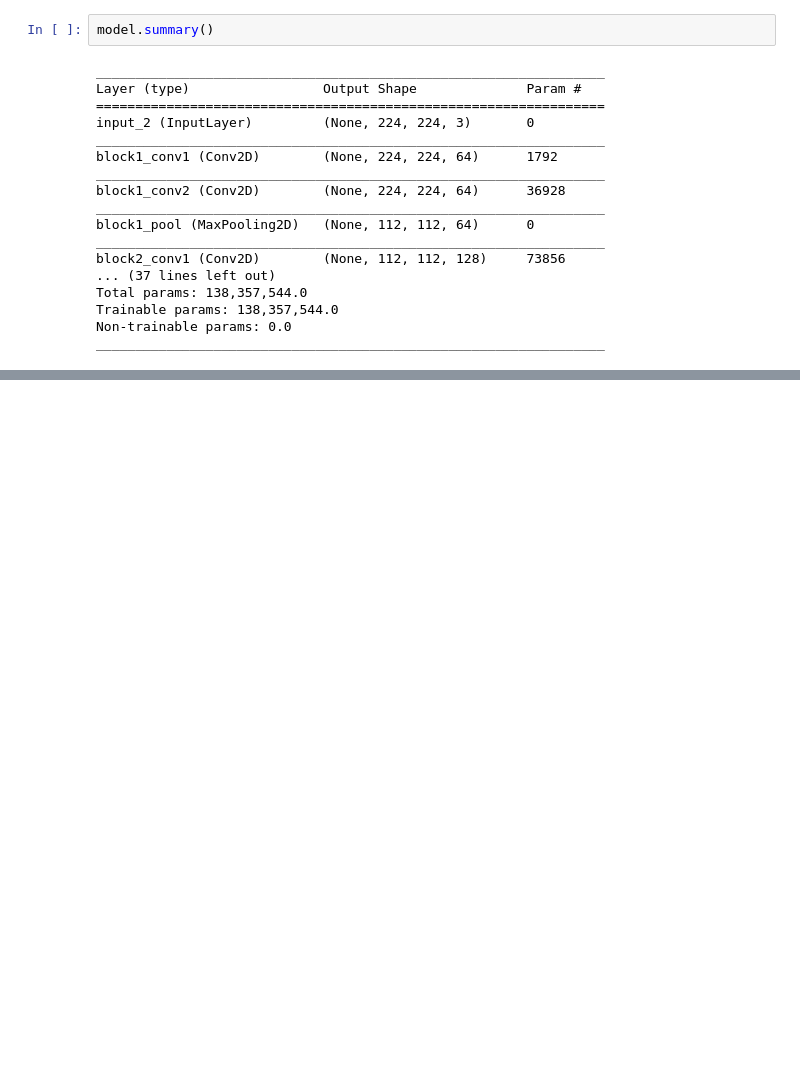
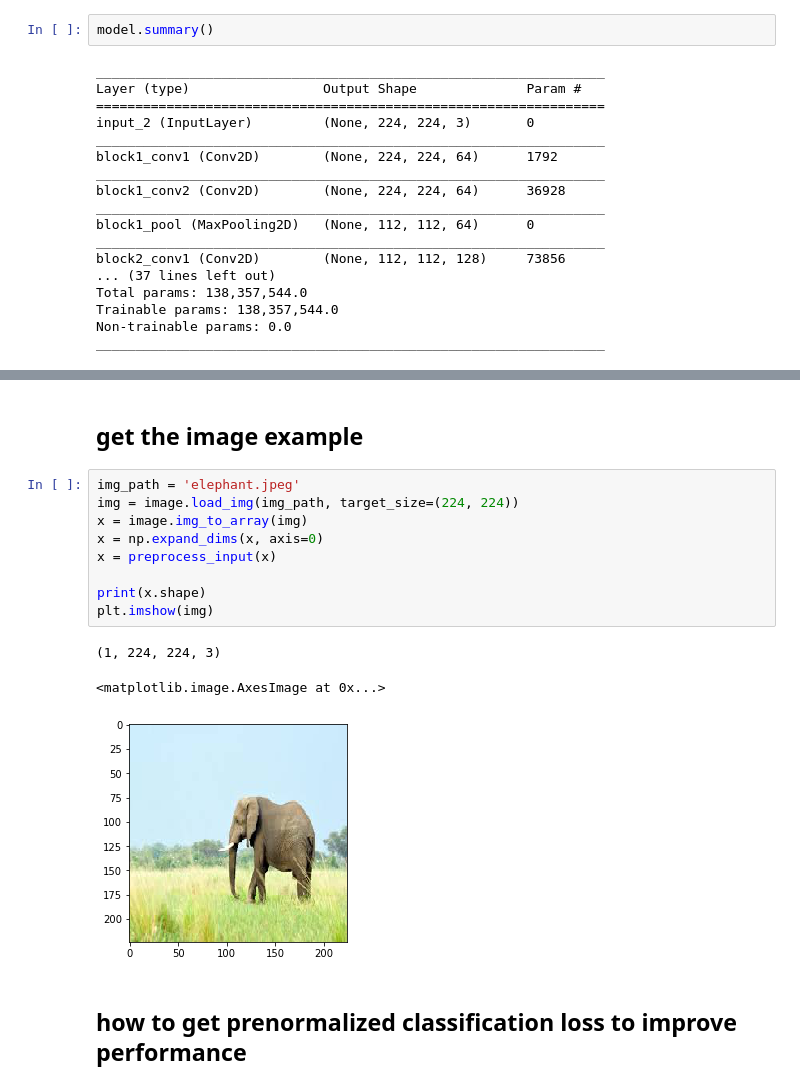
Before and after one commit to Justin-Yuan/Structured-Inference-and-Learning, a Jupyter notebook: experiments/Saliency Maps.ipynb, the cells around one changed output, grey strips where cells are left out. Cells and saved outputs as stored; diff of their text form; blank space fills up the shorter version.

```diff
--- a/experiments/Saliency Maps.ipynb
+++ b/experiments/Saliency Maps.ipynb
@@ -35,0 +68,17 @@ _________________________________________________________________
+# %% [markdown]
+## get the image example
+# %%
+img_path = 'elephant.jpeg'
+img = image.load_img(img_path, target_size=(224, 224))
+x = image.img_to_array(img)
+x = np.expand_dims(x, axis=0)
+x = preprocess_input(x)
+
+print(x.shape)
+plt.imshow(img)
+# %% [output]
+(1, 224, 224, 3)
+<matplotlib.image.AxesImage at 0x...>
+[figure, added]
+# %% [markdown]
+## how to get prenormalized classification loss to improve performance
```
Also changed, not shown: parts of 6 cells of this notebook.
